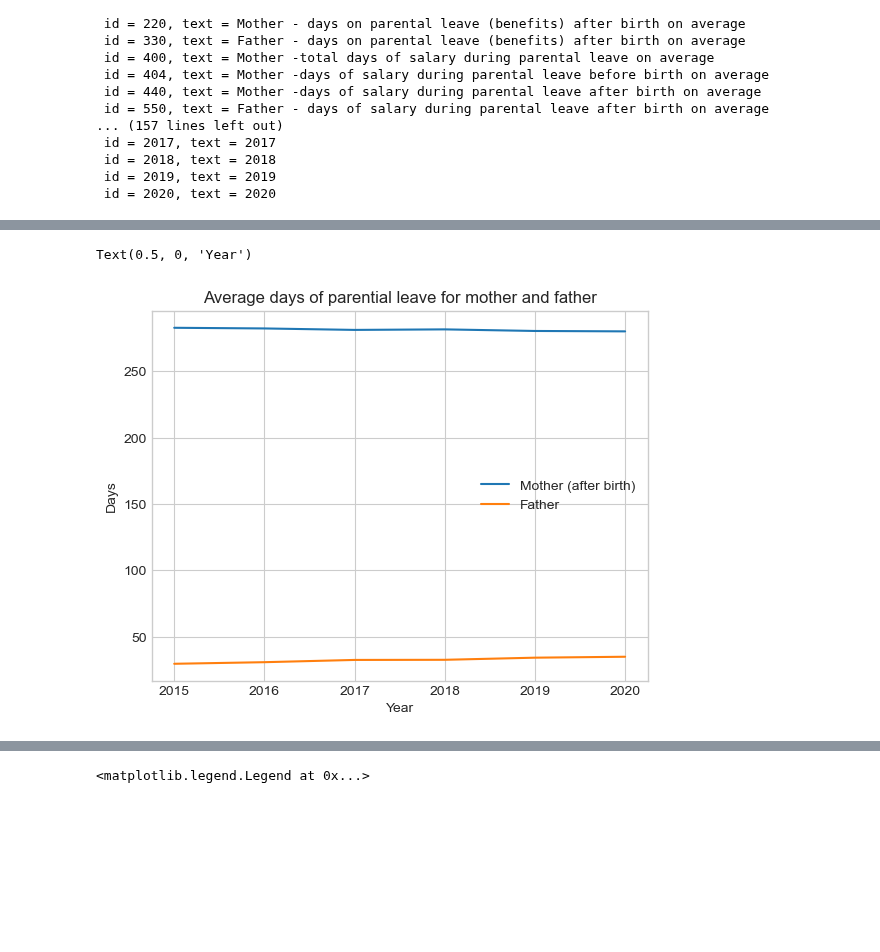
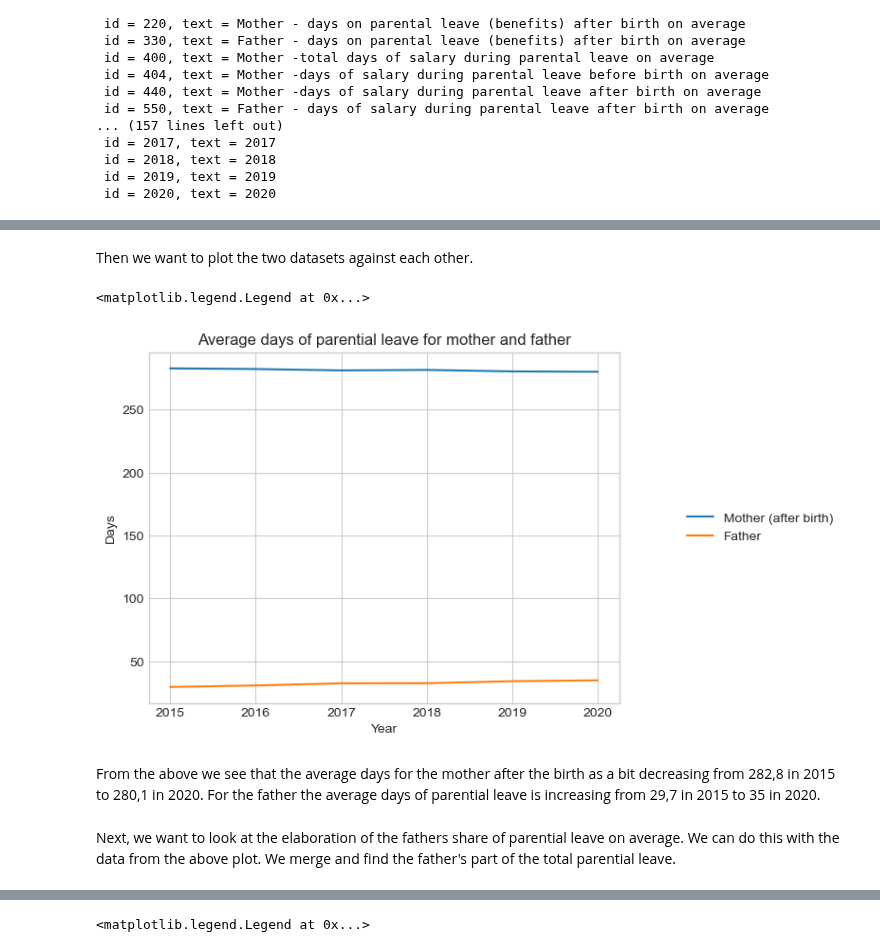
Before and after one commit to NumEconCopenhagen/projects-2023-cbjk, a Jupyter notebook: dataproject/dataproject.ipynb, the cells around one changed output, grey strips where cells are left out. Saved outputs shown, nothing was run; the diff lists cells and outputs as text; code cells hidden in the pictures; blank space fills up the shorter version.

```diff
--- a/dataproject/dataproject.ipynb
+++ b/dataproject/dataproject.ipynb
@@ -106,13 +162,24 @@ Father_all = barsel_true[(barsel_true['MORUD'] == 'All mothers, regardless of ed
 Father_all = Father_all[['TID', 'INDHOLD']]
+# %% [markdown]
+Then we want to plot the two datasets against each other.
 # %%
+# a. Define the figure and ax
 fig = plt.figure()
 ax = fig.add_subplot(1,1,1)
+# b. Plot mother
 Mother_all.plot(x = 'TID', y = 'INDHOLD', ax=ax, label = 'Mother (after birth)')
+# c. Plot father
 Father_all.plot(x = 'TID', y = 'INDHOLD', ax=ax, label = 'Father')
+# d. Add title, axis labels and legend
 ax.set_title('Average days of parential leave for mother and father')
 ax.set_ylabel('Days')
 ax.set_xlabel('Year')
+ax.legend(loc = 'center', bbox_to_anchor=(1.3,0.5))
 # %% [output]
-Text(0.5, 0, 'Year')
+<matplotlib.legend.Legend at 0x...>
-[figure, old version]
+[figure, new version]
+# %% [markdown]
+From the above we see that the average days for the mother after the birth as a bit decreasing from 282,8 in 2015 to 280,1 in 2020. For the father the average days of parential leave is increasing from 29,7 in 2015 to 35 in 2020.
+# %% [markdown]
+Next, we want to look at the elaboration of the fathers share of parential leave on average. We can do this with the data from the above plot. We merge and find the father's part of the total parential leave.
 # %%
```
Also changed, not shown: parts of 20 cells of this notebook.
